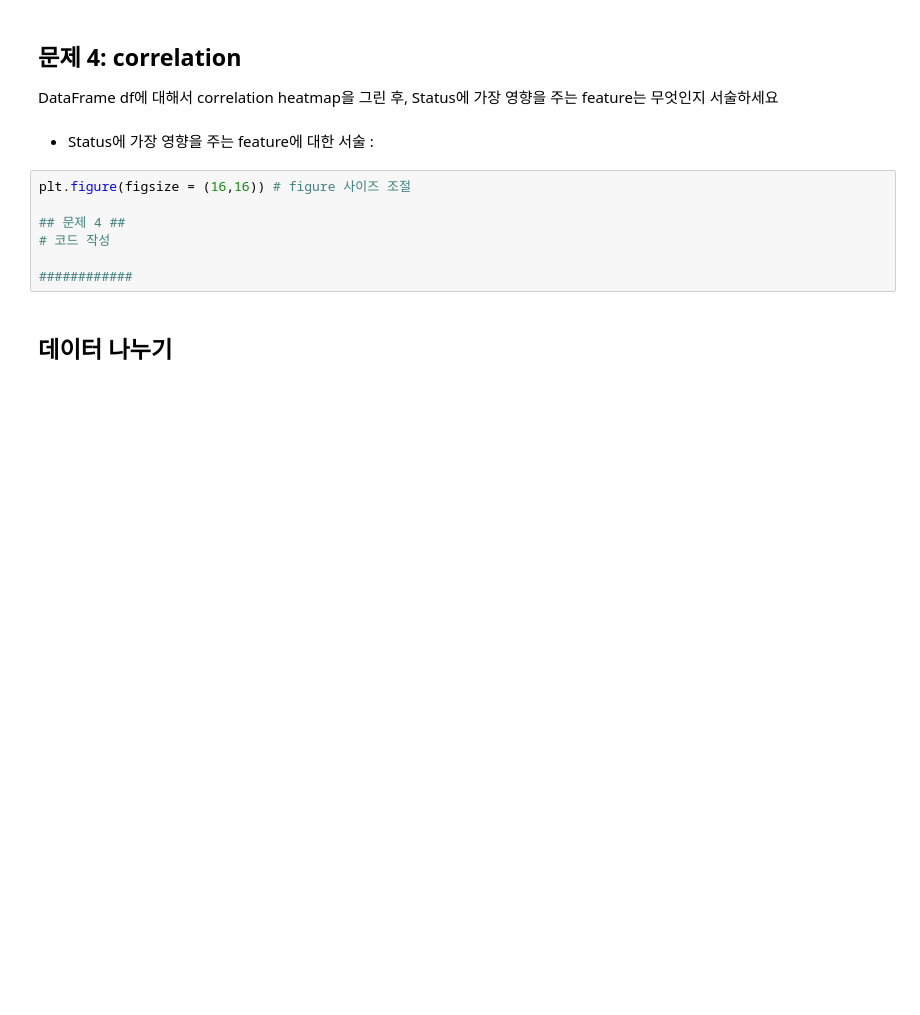
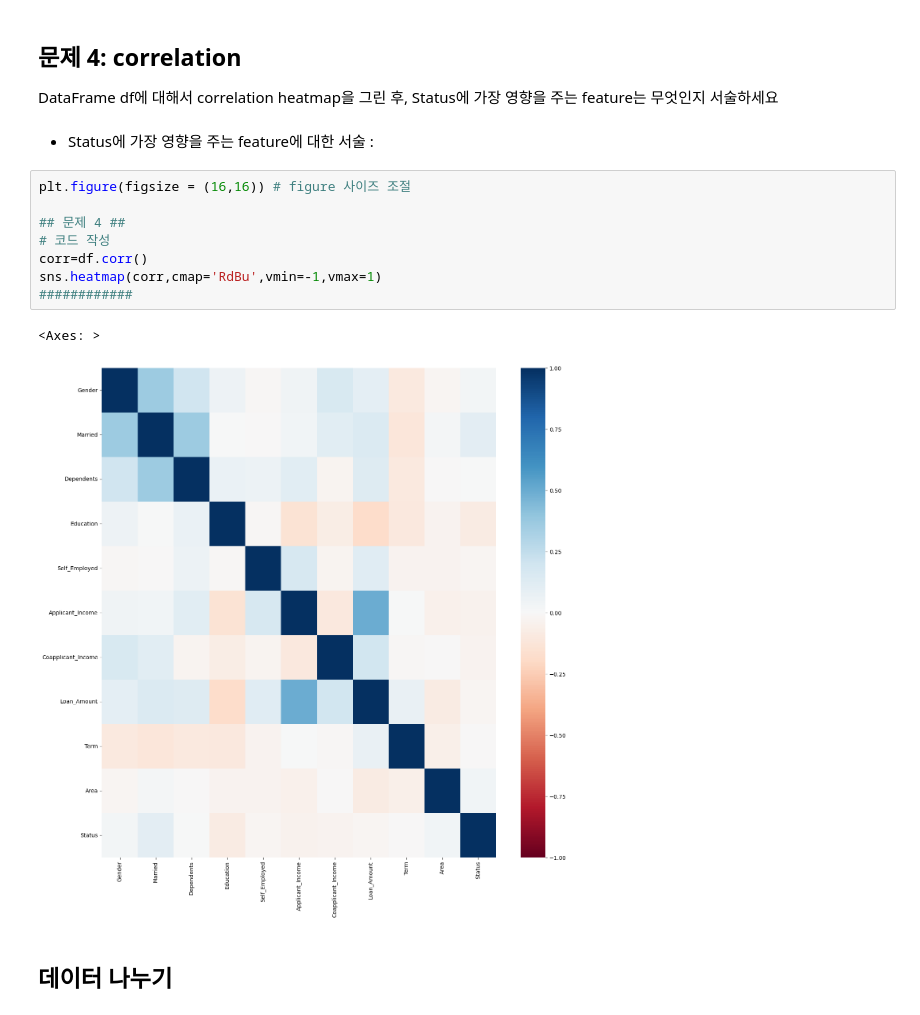
Before and after one commit to ajou20658/2023S-Ajou-ML, a Jupyter notebook: HW2.ipynb, the cells around one changed output. Drawn from its saved outputs; the diff is of its cells as text; blank space fills up the shorter version.

```diff
--- a/HW2.ipynb
+++ b/HW2.ipynb
@@ -324,10 +374,14 @@ DataFrame df에 대해서 correlation heatmap을 그린 후, Status에 가장
 # %%
 plt.figure(figsize = (16,16)) # figure 사이즈 조절
 
 ## 문제 4 ##
 # 코드 작성
-
+corr=df.corr()
+sns.heatmap(corr,cmap='RdBu',vmin=-1,vmax=1)
 ############
+# %% [output]
+<Axes: >
+[figure, added]
 # %% [markdown]
 ## 데이터 나누기
 # %% [markdown]
```
Also changed, not shown: parts of 13 cells of this notebook.
